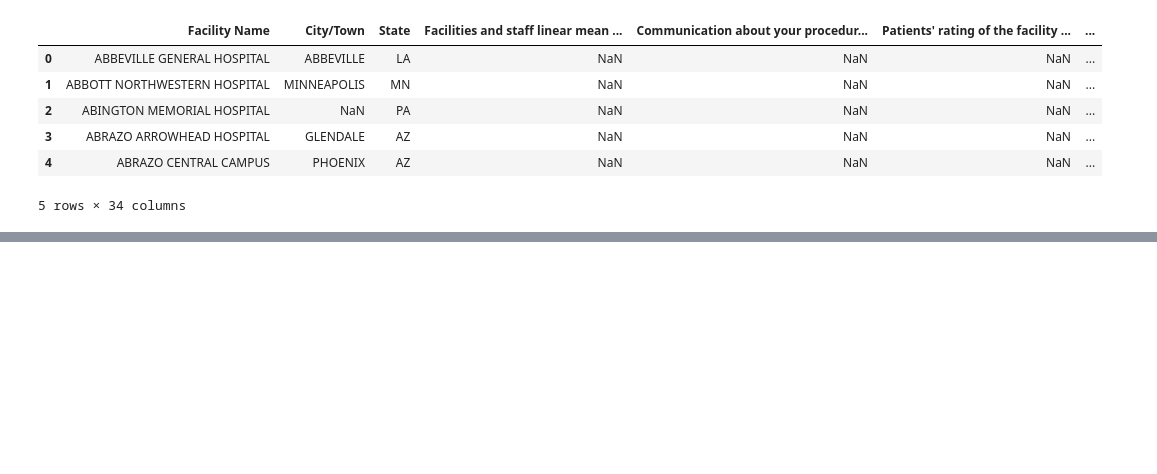
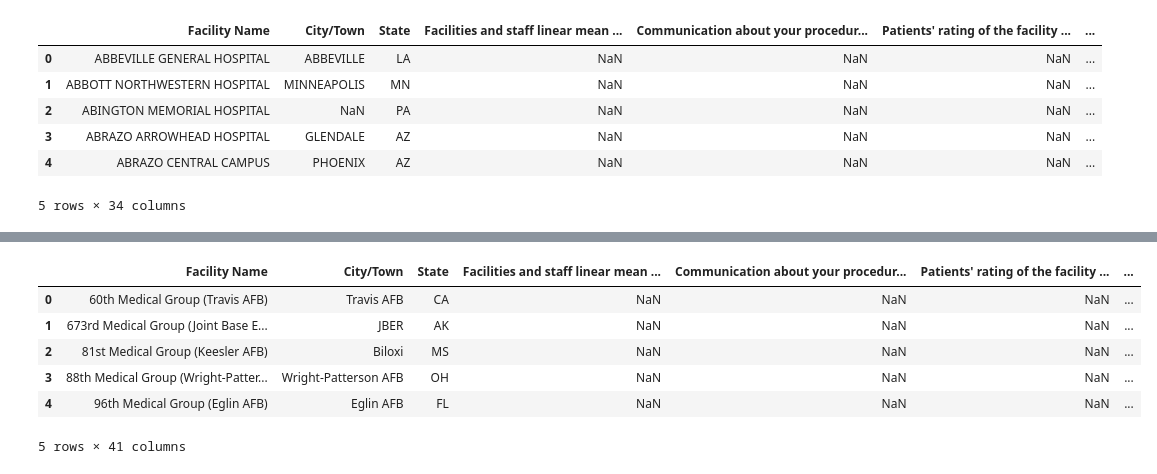
Before and after one commit to JackBrandt/jackbrandt.github.io, a Jupyter notebook: data_cleaning_joining.ipynb, the cells around one changed output, grey strips where cells are left out. Cells and saved outputs as stored; diff of their text form; code cells hidden in the pictures; blank space fills up the shorter version.

```diff
--- a/data_cleaning_joining.ipynb
+++ b/data_cleaning_joining.ipynb
@@ -269,0 +352,12 @@ join3.head()
+# %%
+join5=pd.merge(join4,hai_pivot,how='outer',on=['Facility Name','City/Town','State'])
+join5.to_csv('join5.csv',index=False)
+join5.head()
+# %% [output]
+|  | Facility Name | City/Town | State | Facilities and staff linear mean ... | Communication about your procedur... | Patients' rating of the facility ... | ... |
+| 0 | 60th Medical Group (Travis AFB) | Travis AFB | CA | NaN | NaN | NaN | ... |
+| 1 | 673rd Medical Group (Joint Base E... | JBER | AK | NaN | NaN | NaN | ... |
+| 2 | 81st Medical Group (Keesler AFB) | Biloxi | MS | NaN | NaN | NaN | ... |
+| 3 | 88th Medical Group (Wright-Patter... | Wright-Patterson AFB | OH | NaN | NaN | NaN | ... |
+| 4 | 96th Medical Group (Eglin AFB) | Eglin AFB | FL | NaN | NaN | NaN | ... |
+5 rows × 41 columns
```
Also changed, not shown: parts of 7 cells of this notebook, 7 other files.
